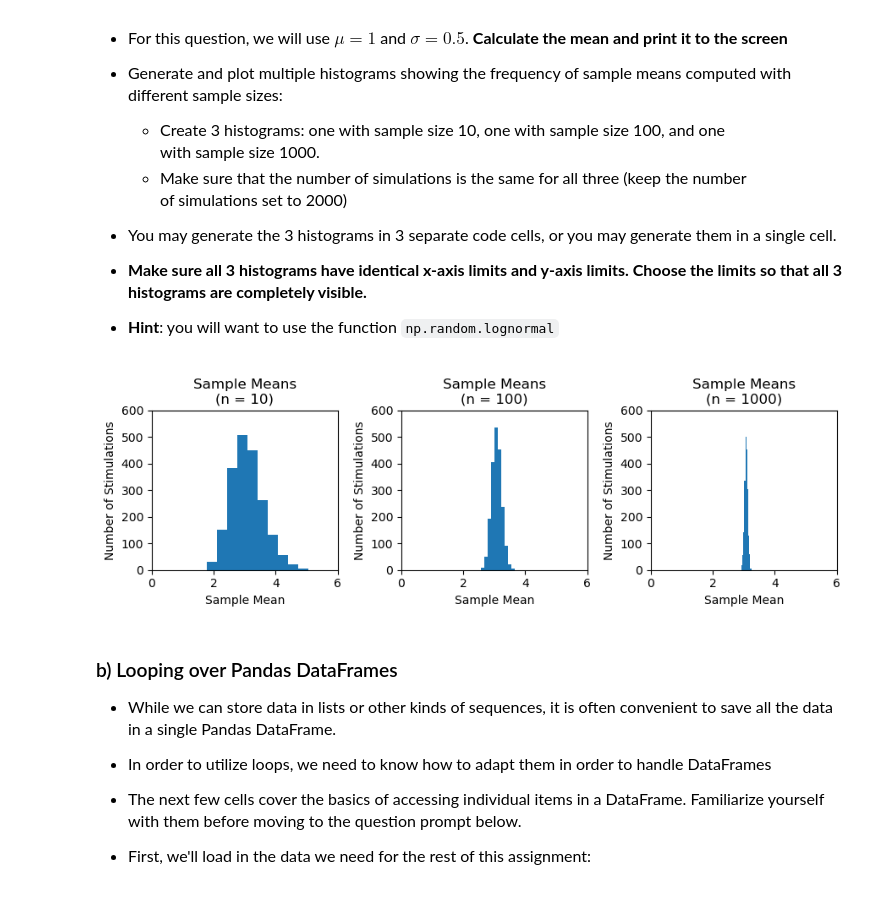
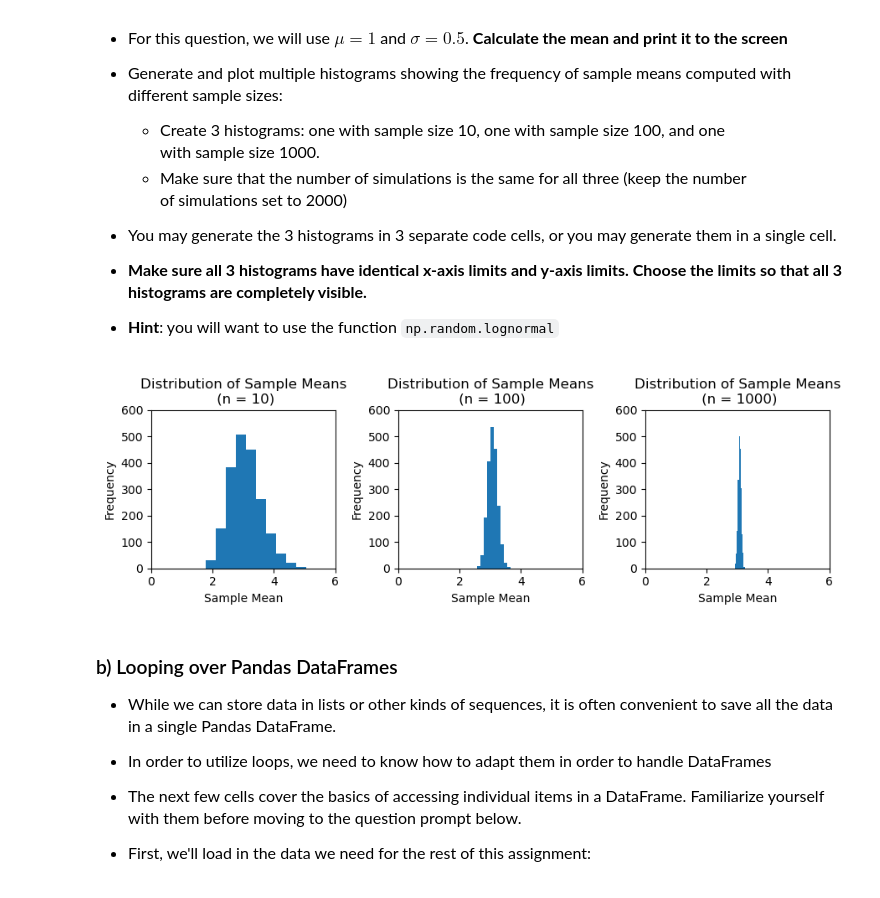
Before and after one commit to BryanaM27/datasci151spring2026, a Jupyter notebook: _assignments/assignment_5/Assignment5.ipynb, the cells around one changed output. Cells and saved outputs as stored; diff of their text form; code cells hidden in the pictures.

```diff
--- a/_assignments/assignment_5/Assignment5.ipynb
+++ b/_assignments/assignment_5/Assignment5.ipynb
@@ -48,41 +47,42 @@ $$ \textrm{mean of log-normal distribution } = \mathrm{e}^{\mu + \frac{\sigma^2}
 import numpy as np
 import matplotlib.pyplot as plt
-# %%
-# complete the code
-u = 1
-sigma = 0.5
-
-np.random.seed(1234)
-num_simulations = 2000
-
-sample_size_list = [10, 100, 1000]
-n = len(sample_size_list)
-
-fig, subfig_array = plt.subplots(nrows=1, ncols=3, figsize=(9,3))
-
-xmin = 0
-xmax = 6
-ymax = 600
-
-for i in range(n):
-    sample_sz = sample_size_list[i]
-
-    sample_means = np.zeros(num_simulations)
-    for iteration in range(num_simulations):
-        sample_lognorm = np.random.lognormal(mean=u, sigma=sigma, size=sample_sz)
-        sample_means[iteration] = sample_lognorm.mean()
-
-    subfig_array[i].hist(sample_means)
-    subfig_array[i].set_title("Sample Means\n(n = " + str(sample_sz) + ")")
-    subfig_array[i].set_ylabel("Number of Stimulations")
-    subfig_array[i].set_xlabel("Sample Mean")
-    subfig_array[i].set_xlim(xmin, xmax)
-    subfig_array[i].set_ylim(top=ymax)
-
-plt.tight_layout()
-plt.show()
-# %% [output]
-[figure, removed]
+# %%
+# complete the code
+u = 1
+sigma = 0.5
+
+np.random.seed(1234)
+
+num_simulations = 2000
+sample_size_list = [10, 100, 1000]
+fig_row = [0, 0, 0]
+fig_col = [0, 1, 2]
+
+fig, subfig_array = plt.subplots(1, 3, figsize=(9,3))
+
+xmin = 0
+xmax = 6
+ymax = 600
+
+for sample_sz, row, col in zip(sample_size_list, fig_row, fig_col):
+
+    sample_means = np.zeros(num_simulations)
+
+    for iteration in range(num_simulations):
+        sample_lognorm = np.random.lognormal(mean=u, sigma=sigma, size=sample_sz)
+        sample_means[iteration] = sample_lognorm.mean()
+
+    subfig_array[col].hist(sample_means)
+    subfig_array[col].set_title("Distribution of Sample Means\n (n = " + str(sample_sz) + ")")
+    subfig_array[col].set_ylabel("Frequency")
+    subfig_array[col].set_xlabel("Sample Mean")
+    subfig_array[col].set_xlim(xmin, xmax)
+    subfig_array[col].set_ylim(top=ymax)
+
+plt.tight_layout()
+plt.show()
+# %% [output]
+[figure, added]
 # %% [markdown]
 ### b) Looping over Pandas DataFrames
 
```
Also changed, not shown: parts of 4 cells of this notebook.
